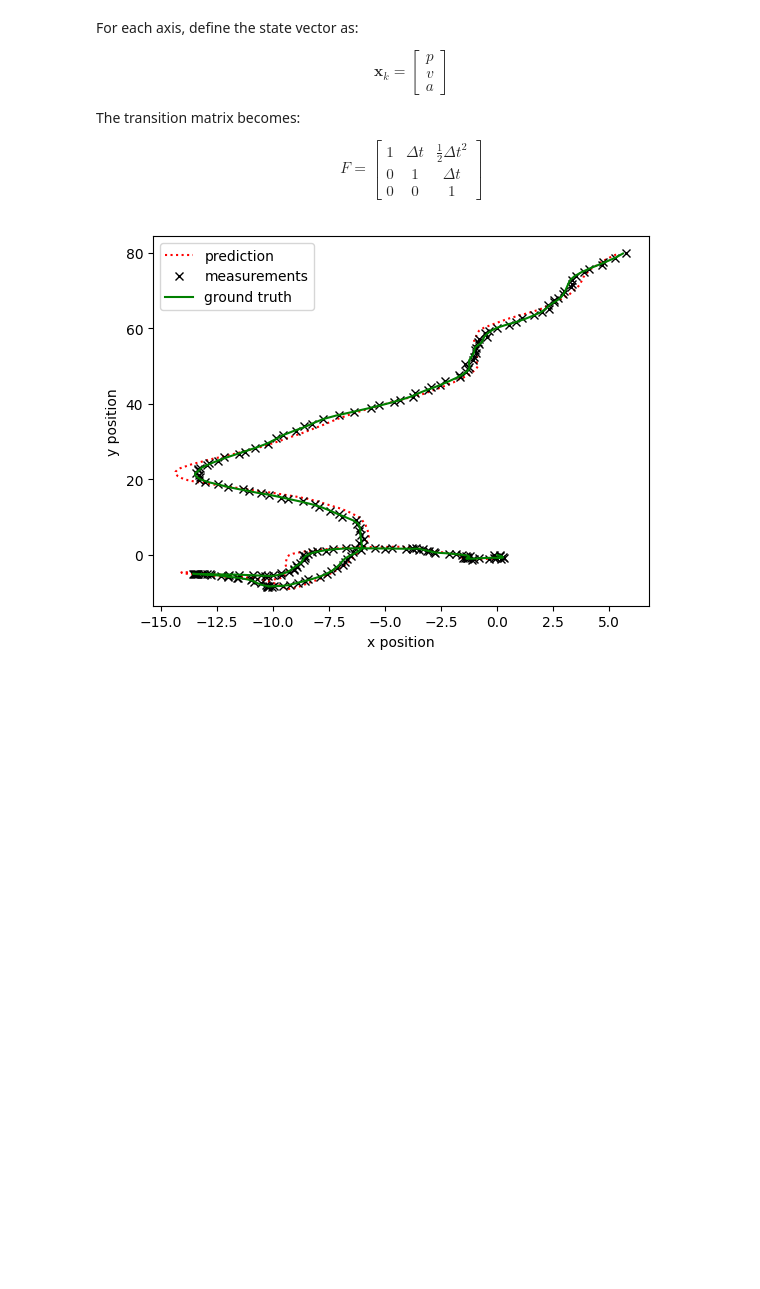
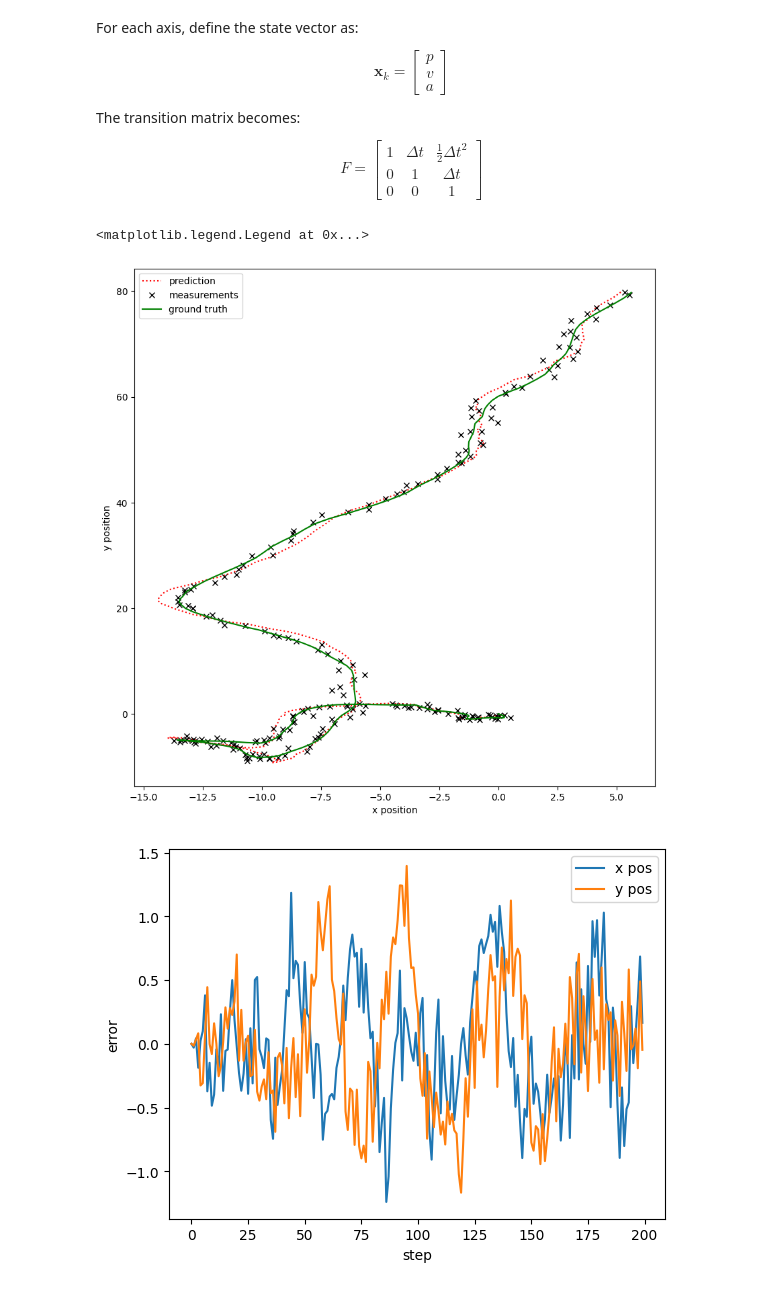
Before and after one commit to raculver/studious-fortnight, a Jupyter notebook: soup/02_BasicKalman_WithAcceleration.ipynb, the cells around one changed output. Cells and saved outputs as stored; diff of their text form; code cells hidden in the pictures; blank space fills up the shorter version.

```diff
--- a/soup/02_BasicKalman_WithAcceleration.ipynb
+++ b/soup/02_BasicKalman_WithAcceleration.ipynb
@@ -55,7 +55,7 @@ plt.plot(gt_states[:,0],gt_states[:,3],'-')
 # %% [markdown]
 # Measurement
 # %%
-sig = 0.1
+sig = 0.3
 Q_meas = np.array([
     [sig**2, 0],
     [0, sig**2],
@@ -92,7 +92,7 @@ F =
 $$
 # %%
 dt = 0.1 # timestep
-q = 0.05 # process noise
+q = 0.5 # process noise
 
 v0 = 0 # initial state guess
 a0 = 0 # initial state guess
@@ -102,7 +102,7 @@ F = np.array([
     [1, dt, dt**2/2, 0, 0, 0],
     [0, 1, dt, 0, 0, 0],
     [0, 0, 1, 0, 0, 0,],
-    [0, 0, 0, 1, dt, dt**2],
+    [0, 0, 0, 1, dt, dt**2/2],
     [0, 0, 0, 0, 1, dt],
     [0, 0, 0, 0, 0, 1],
 ])
@@ -215,27 +215,29 @@ for z in zs_list[1:]:
 # %%
 pred_state_x = np.array([_[0] for _ in xs_list])[:,0]
 pred_state_y = np.array([_[3] for _ in xs_list])[:,0]
 meas_state_x = np.array([_[0] for _ in meas_states])
 meas_state_y = np.array([_[1] for _ in meas_states])
 gt_state_x = np.array([_[0] for _ in gt_states])
 gt_state_y = np.array([_[3] for _ in gt_states])
 
-plt.figure()
+plt.figure(figsize = (10,10))
 plt.plot(pred_state_x, pred_state_y , 'r:')
 plt.plot(meas_state_x, meas_state_y , 'kx')
 plt.plot(gt_state_x, gt_state_y , 'g-')
 plt.xlabel("x position")
 plt.ylabel("y position")
 plt.legend(["prediction", "measurements", "ground truth"])
 
 pos_err_x = meas_state_x - pred_state_x
 pos_err_y = meas_state_y - pred_state_y
 
-# plt.figure()
-# plt.plot(pos_err_x)
-# plt.plot(pos_err_y)
-# plt.xlabel("step")
-# plt.ylabel("error")
-# plt.legend(["x pos", "y pos"])
+plt.figure()
+plt.plot(pos_err_x)
+plt.plot(pos_err_y)
+plt.xlabel("step")
+plt.ylabel("error")
+plt.legend(["x pos", "y pos"])
 # %% [output]
+<matplotlib.legend.Legend at 0x...>
-[figure, old version]
+[figure, new version]
+[figure, added]
```
Also changed, not shown: parts of 2 cells of this notebook, 2 other files.
